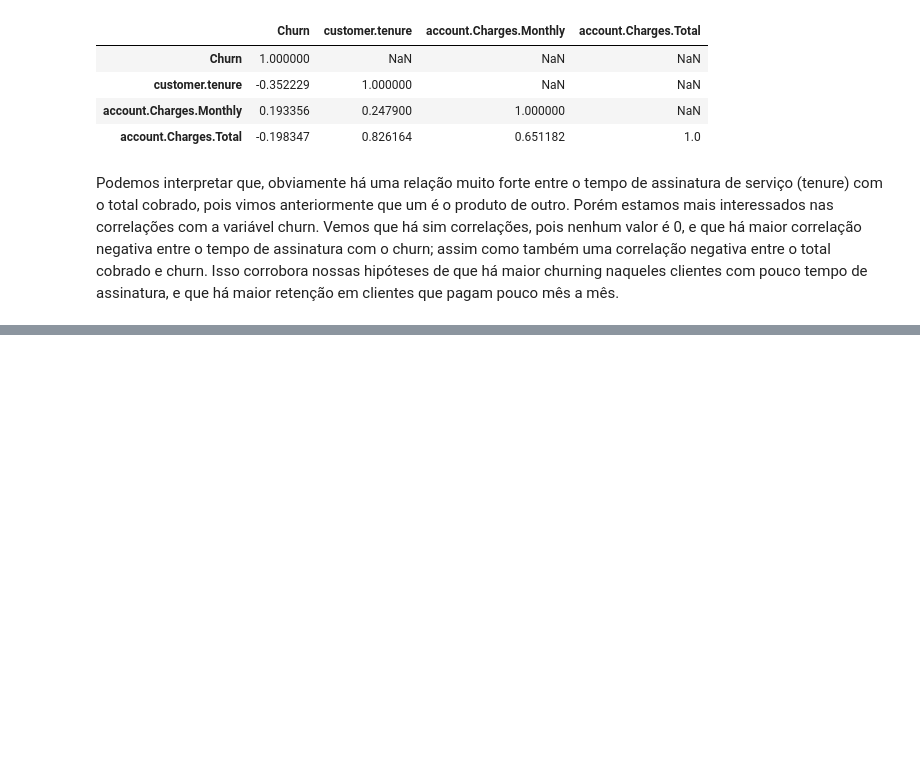
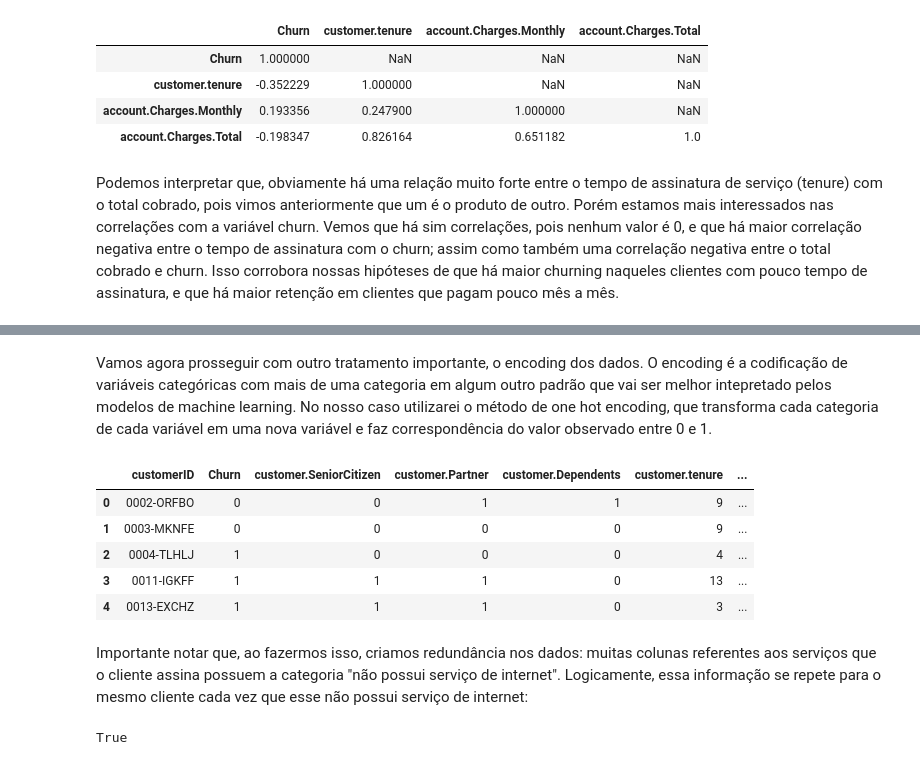
Before and after one commit to RPGraciotti/Novexus_alura_challenge, a Jupyter notebook: notebook_projeto.ipynb, the cells around one changed output, grey strips where cells are left out. Saved outputs shown, nothing was run; the diff lists cells and outputs as text; code cells hidden in the pictures; blank space fills up the shorter version.

Commit message:
pronto para testar os modelos de ML

```diff
--- a/notebook_projeto.ipynb
+++ b/notebook_projeto.ipynb
@@ -820,0 +848,11 @@ Podemos interpretar que, obviamente há uma relação muito forte entre o tempo
+# %% [markdown]
+Vamos agora prosseguir com outro tratamento importante, o encoding dos dados. O encoding é a codificação de variáveis categóricas com mais de uma categoria em algum outro padrão que vai ser melhor intepretado pelos modelos de machine learning. No nosso caso utilizarei o método de one hot encoding, que transforma cada categoria de cada variável em uma nova variável e faz correspondência do valor observado entre 0 e 1.
+# %%
+df_limpo.head()
+# %% [output]
+|  | customerID | Churn | customer.SeniorCitizen | customer.Partner | customer.Dependents | customer.tenure | ... |
+| 0 | 0002-ORFBO | 0 | 0 | 1 | 1 | 9 | ... |
+| 1 | 0003-MKNFE | 0 | 0 | 0 | 0 | 9 | ... |
+| 2 | 0004-TLHLJ | 1 | 0 | 0 | 0 | 4 | ... |
+| 3 | 0011-IGKFF | 1 | 1 | 1 | 0 | 13 | ... |
+| 4 | 0013-EXCHZ | 1 | 1 | 1 | 0 | 3 | ... |
@@ -820,0 +861,7 @@ Podemos interpretar que, obviamente há uma relação muito forte entre o tempo
+# %% [markdown]
+Importante notar que, ao fazermos isso, criamos redundância nos dados: muitas colunas referentes aos serviços que o cliente assina possuem a categoria "não possui serviço de internet". Logicamente, essa informação se repete para o mesmo cliente cada vez que esse não possui serviço de internet:
+# %%
+# O resultado é True quando todos os ids de clientes que não possuem serviço de internet forem os mesmos ids de clientes que apresentam o valor "no internet service" em outra coluna relacionada, por exemplo 'internet.OnlineSecurity'
+all(df_limpo.query('`internet.InternetService` == "No"')['customerID'] == df_limpo.query('`internet.OnlineSecurity` == "No internet service"')['customerID'])
+# %% [output]
+True
```
Also changed, not shown: parts of 22 cells of this notebook.
